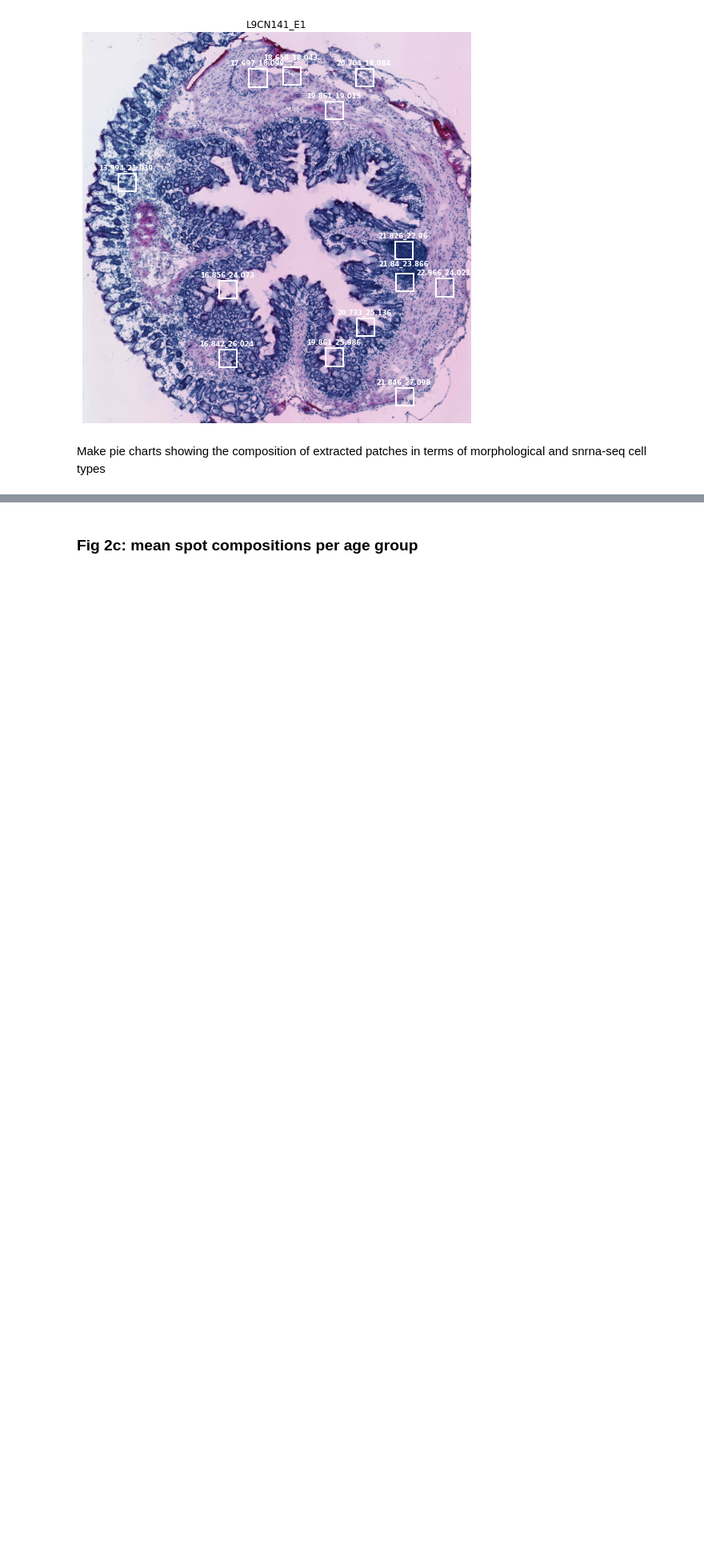
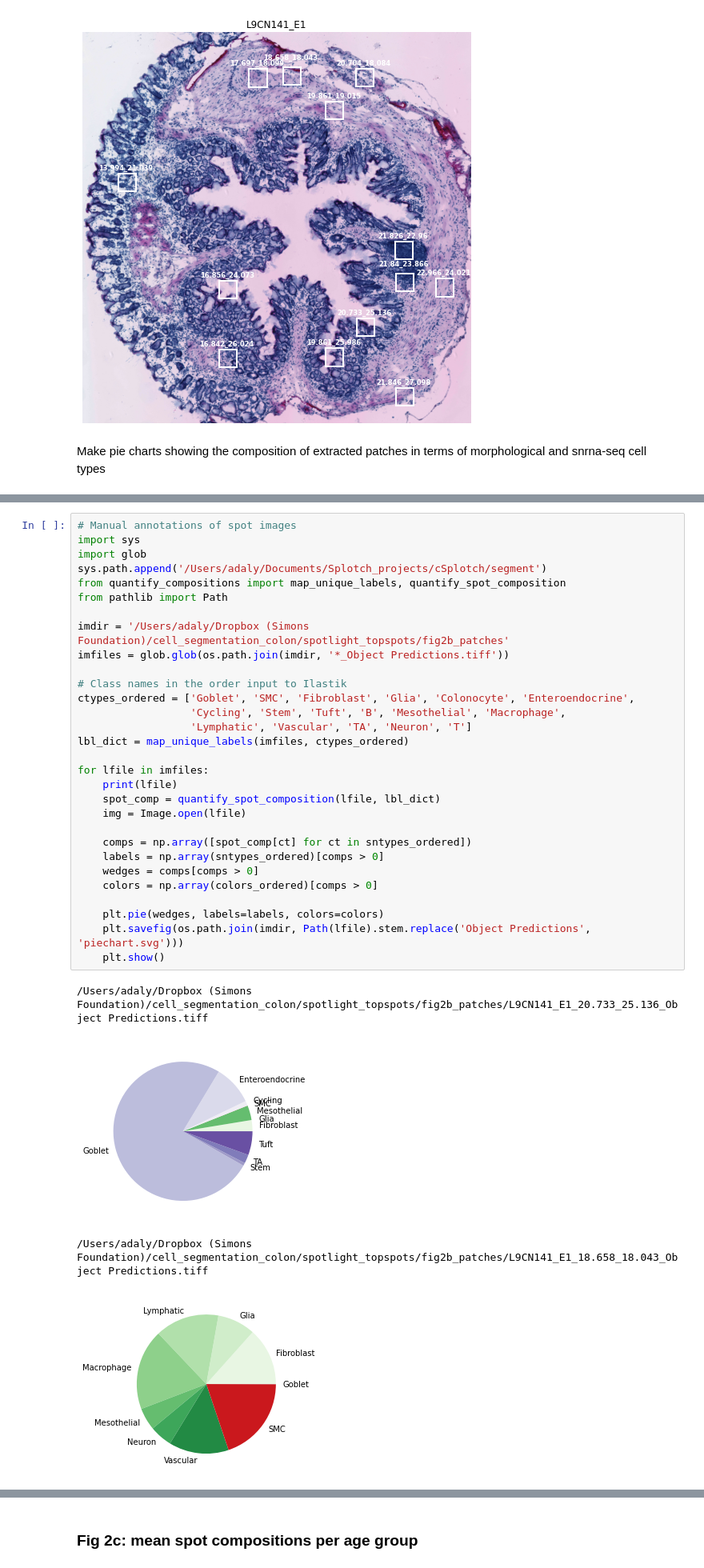
Before and after one commit to adaly/cSplotch, a Jupyter notebook: notebooks/fig2_celltype_inference.ipynb, the cells around one changed output, grey strips where cells are left out. Shown at 80% size. Cells and saved outputs as stored; diff of their text form; blank space fills up the shorter version.

Commit message:
Notebooks to recreate publication figures

```diff
--- a/notebooks/fig2_celltype_inference.ipynb
+++ b/notebooks/fig2_celltype_inference.ipynb
@@ -175,0 +181,35 @@ for i in range(len(df_comp)):
+# %%
+# Manual annotations of spot images
+import sys
+import glob
+sys.path.append('/Users/adaly/Documents/Splotch_projects/cSplotch/segment')
+from quantify_compositions import map_unique_labels, quantify_spot_composition
+from pathlib import Path
+
+imdir = '/Users/adaly/Dropbox (Simons Foundation)/cell_segmentation_colon/spotlight_topspots/fig2b_patches'
+imfiles = glob.glob(os.path.join(imdir, '*_Object Predictions.tiff'))
+
+# Class names in the order input to Ilastik
+ctypes_ordered = ['Goblet', 'SMC', 'Fibroblast', 'Glia', 'Colonocyte', 'Enteroendocrine',
+                  'Cycling', 'Stem', 'Tuft', 'B', 'Mesothelial', 'Macrophage',
+                  'Lymphatic', 'Vascular', 'TA', 'Neuron', 'T']
+lbl_dict = map_unique_labels(imfiles, ctypes_ordered)
+
+for lfile in imfiles:
+    print(lfile)
+    spot_comp = quantify_spot_composition(lfile, lbl_dict)
+    img = Image.open(lfile)
+
+    comps = np.array([spot_comp[ct] for ct in sntypes_ordered])
+    labels = np.array(sntypes_ordered)[comps > 0]
+    wedges = comps[comps > 0]
+    colors = np.array(colors_ordered)[comps > 0]
+
+    plt.pie(wedges, labels=labels, colors=colors)
+    plt.savefig(os.path.join(imdir, Path(lfile).stem.replace('Object Predictions', 'piechart.svg')))
+    plt.show()
+# %% [output]
+/Users/adaly/Dropbox (Simons Foundation)/cell_segmentation_colon/spotlight_topspots/fig2b_patches/L9CN141_E1_20.733_25.136_Object Predictions.tiff
+[figure, added]
+/Users/adaly/Dropbox (Simons Foundation)/cell_segmentation_colon/spotlight_topspots/fig2b_patches/L9CN141_E1_18.658_18.043_Object Predictions.tiff
+[figure, added]
```
Also changed, not shown: parts of 3 cells of this notebook, 6 other files.
